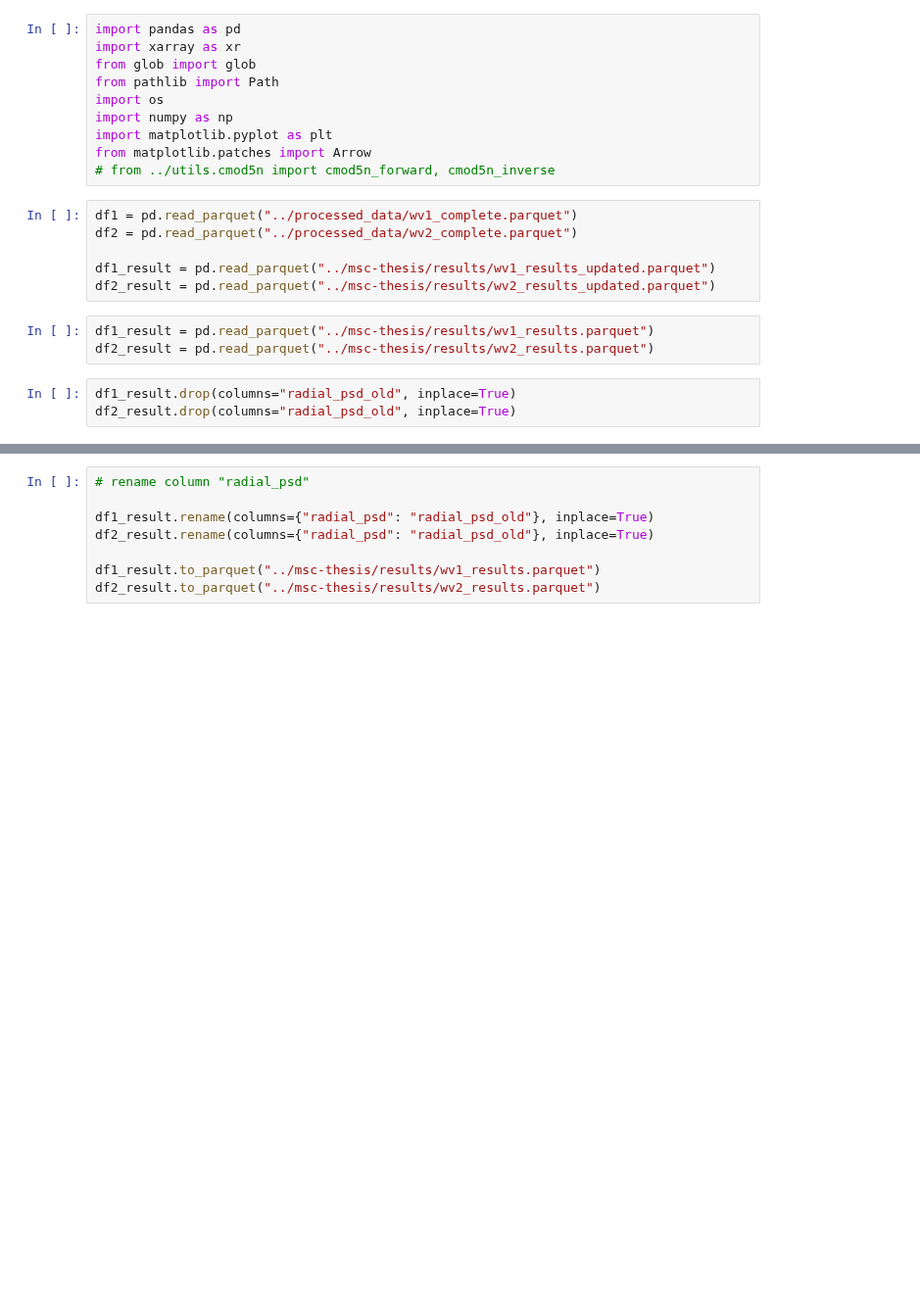
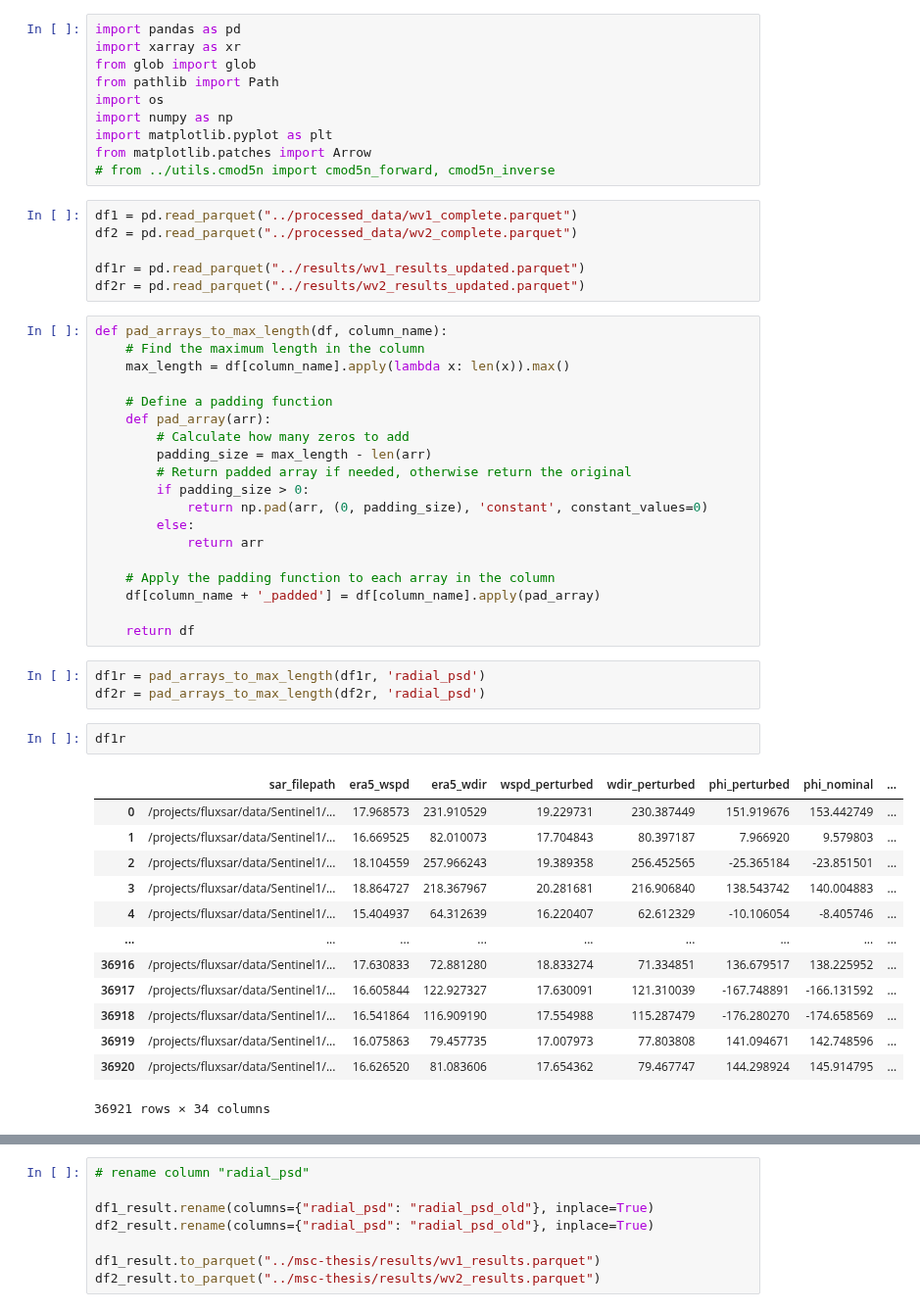
Before and after one commit to guin0x/msc-thesis, a Jupyter notebook: notebooks/last_notebook.ipynb, the cells around one changed output, grey strips where cells are left out. Shown at 98% size. Saved outputs shown, nothing was run; the diff lists cells and outputs as text; blank space fills up the shorter version.

```diff
--- a/notebooks/last_notebook.ipynb
+++ b/notebooks/last_notebook.ipynb
@@ -12,12 +12,44 @@ from matplotlib.patches import Arrow
 df1 = pd.read_parquet("../processed_data/wv1_complete.parquet")
 df2 = pd.read_parquet("../processed_data/wv2_complete.parquet")
 
-df1_result = pd.read_parquet("../msc-thesis/results/wv1_results_updated.parquet")
-df2_result = pd.read_parquet("../msc-thesis/results/wv2_results_updated.parquet")
+df1r = pd.read_parquet("../results/wv1_results_updated.parquet")
+df2r = pd.read_parquet("../results/wv2_results_updated.parquet")
 # %%
-df1_result = pd.read_parquet("../msc-thesis/results/wv1_results.parquet")
-df2_result = pd.read_parquet("../msc-thesis/results/wv2_results.parquet")
+def pad_arrays_to_max_length(df, column_name):
+    # Find the maximum length in the column
+    max_length = df[column_name].apply(lambda x: len(x)).max()
+
+    # Define a padding function
+    def pad_array(arr):
+        # Calculate how many zeros to add
+        padding_size = max_length - len(arr)
+        # Return padded array if needed, otherwise return the original
+        if padding_size > 0:
+            return np.pad(arr, (0, padding_size), 'constant', constant_values=0)
+        else:
+            return arr
+
+    # Apply the padding function to each array in the column
+    df[column_name + '_padded'] = df[column_name].apply(pad_array)
+
+    return df
 # %%
-df1_result.drop(columns="radial_psd_old", inplace=True)
-df2_result.drop(columns="radial_psd_old", inplace=True)
+df1r = pad_arrays_to_max_length(df1r, 'radial_psd')
+df2r = pad_arrays_to_max_length(df2r, 'radial_psd')
+# %%
+df1r
+# %% [output]
+|  | sar_filepath | era5_wspd | era5_wdir | wspd_perturbed | wdir_perturbed | phi_perturbed | phi_nominal | ... |
+| 0 | /projects/fluxsar/data/Sentinel1/... | 17.968573 | 231.910529 | 19.229731 | 230.387449 | 151.919676 | 153.442749 | ... |
+| 1 | /projects/fluxsar/data/Sentinel1/... | 16.669525 | 82.010073 | 17.704843 | 80.397187 | 7.966920 | 9.579803 | ... |
+| 2 | /projects/fluxsar/data/Sentinel1/... | 18.104559 | 257.966243 | 19.389358 | 256.452565 | -25.365184 | -23.851501 | ... |
+| 3 | /projects/fluxsar/data/Sentinel1/... | 18.864727 | 218.367967 | 20.281681 | 216.906840 | 138.543742 | 140.004883 | ... |
+| 4 | /projects/fluxsar/data/Sentinel1/... | 15.404937 | 64.312639 | 16.220407 | 62.612329 | -10.106054 | -8.405746 | ... |
+| ... | ... | ... | ... | ... | ... | ... | ... | ... |
+| 36916 | /projects/fluxsar/data/Sentinel1/... | 17.630833 | 72.881280 | 18.833274 | 71.334851 | 136.679517 | 138.225952 | ... |
+| 36917 | /projects/fluxsar/data/Sentinel1/... | 16.605844 | 122.927327 | 17.630091 | 121.310039 | -167.748891 | -166.131592 | ... |
+| 36918 | /projects/fluxsar/data/Sentinel1/... | 16.541864 | 116.909190 | 17.554988 | 115.287479 | -176.280270 | -174.658569 | ... |
+| 36919 | /projects/fluxsar/data/Sentinel1/... | 16.075863 | 79.457735 | 17.007973 | 77.803808 | 141.094671 | 142.748596 | ... |
+| 36920 | /projects/fluxsar/data/Sentinel1/... | 16.626520 | 81.083606 | 17.654362 | 79.467747 | 144.298924 | 145.914795 | ... |
+36921 rows × 34 columns
 # %%
```
Also changed, not shown: parts of 1 cell of this notebook, 20 other files.
